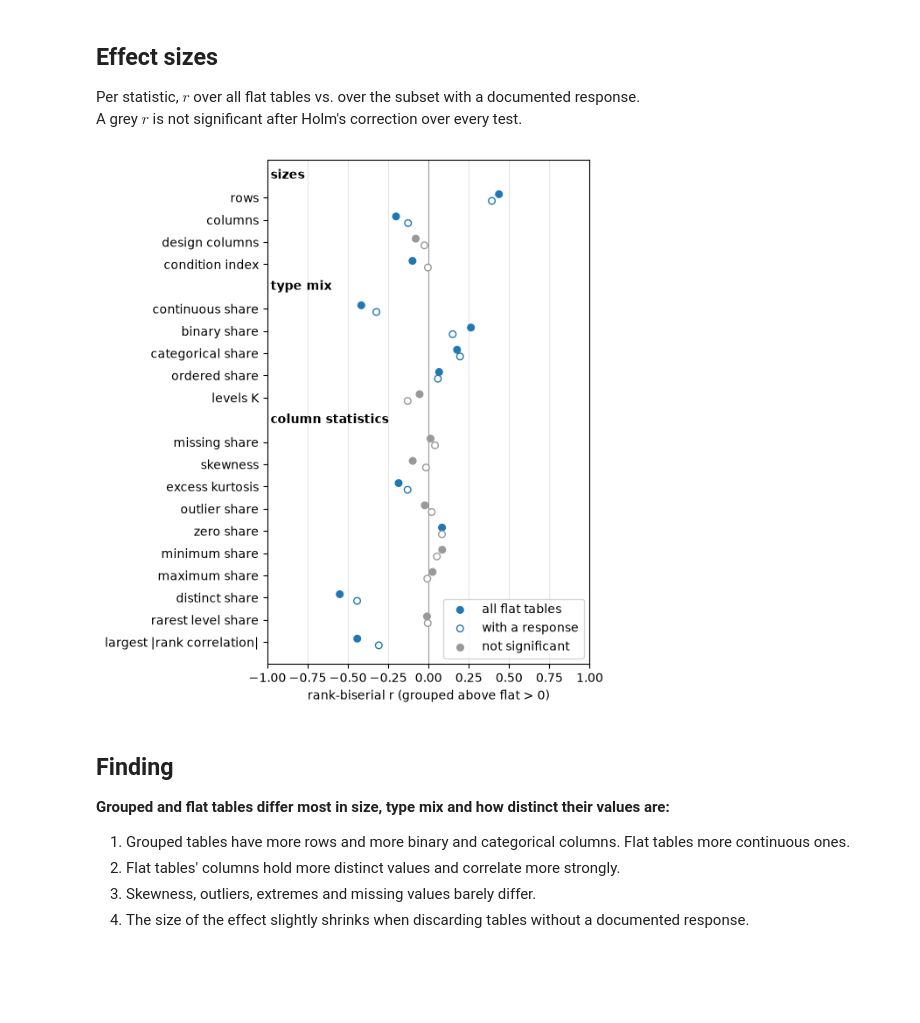
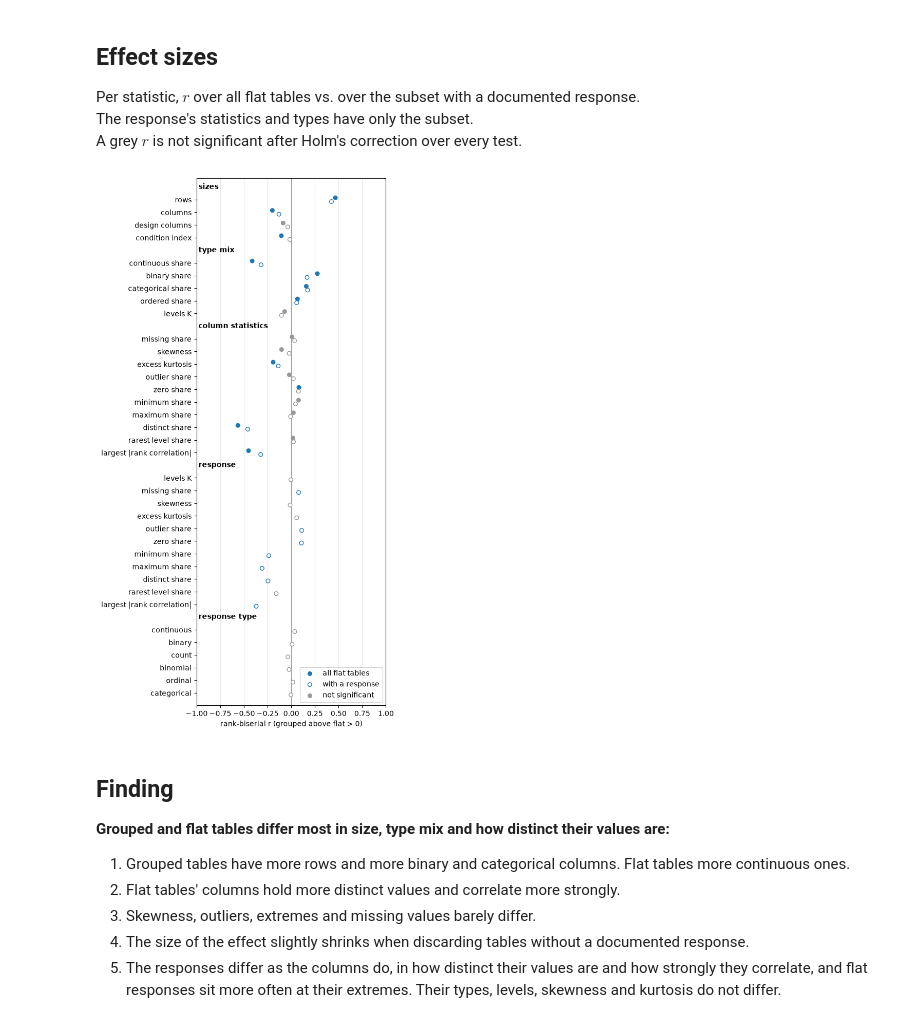
Before and after one commit to adkipnis/mixedbench, a Jupyter notebook: experiments/flat/flat.ipynb, the cells around one changed output. Drawn from its saved outputs; the diff is of its cells as text; code cells hidden in the pictures; blank space fills up the shorter version.

Commit message:
flat.ipynb shows the response's tests and finding, its outputs from the rerun (#143)

```diff
--- a/experiments/flat/flat.ipynb
+++ b/experiments/flat/flat.ipynb
@@ -41,6 +42,23 @@ NAMES = {
     'unique_share': 'distinct share',
     'rare_level_share': 'rarest level share',
     'max_abs_rho': 'largest |rank correlation|',
+    'response_K': 'levels K',
+    'response_missing_share': 'missing share',
+    'response_skewness': 'skewness',
+    'response_excess_kurtosis': 'excess kurtosis',
+    'response_outlier_share': 'outlier share',
+    'response_zero_share': 'zero share',
+    'response_min_share': 'minimum share',
+    'response_max_share': 'maximum share',
+    'response_unique_share': 'distinct share',
+    'response_rare_level_share': 'rarest level share',
+    'response_max_abs_rho': 'largest |rank correlation|',
+    'response_continuous_share': 'continuous',
+    'response_binary_share': 'binary',
+    'response_count_share': 'count',
+    'response_binomial_share': 'binomial',
+    'response_ordinal_share': 'ordinal',
+    'response_categorical_share': 'categorical',
 }
 COLUMNS = {
     'n_registry': 'grouped tables',
@@ -61,12 +79,17 @@ def adjustHolm(p: pd.Series) -> pd.Series:
     return pd.Series(adjusted, index=ranked.index).reindex(p.index)
 
 
+def tabulateTests(tests: pd.DataFrame) -> pd.DataFrame:
+    table = tests.set_index('statistic')[list(COLUMNS)]
+    for column in ('p', 'p_holm'):
+        table[column] = table[column].map('{:.2g}'.format)
+    return table.rename(index=NAMES, columns=COLUMNS)
+
+
 tests = pd.read_csv('tests.csv')
-tests['p_holm'] = adjustHolm(tests['p'])  # over every test of both flat sets
-table = tests[tests['flat'] == 'all'].set_index('statistic')[list(COLUMNS)]
-for column in ('p', 'p_holm'):
-    table[column] = table[column].map('{:.2g}'.format)
-table.rename(index=NAMES, columns=COLUMNS)
+tests['p_holm'] = adjustHolm(tests['p'])  # over every test of both flat sets and the response
+responded = tests['statistic'].str.startswith('response_')
+tabulateTests(tests[tests['flat'] == 'all'])
 # %% [output]
 |  | grouped tables | flat tables | grouped median | flat median | r | p | p (Holm) |
 | statistic |  |  |  |  |  |  |  |
@@ -90,10 +138,11 @@ table.rename(index=NAMES, columns=COLUMNS)
 ## Effect sizes
 
 Per statistic, $r$ over all flat tables vs. over the subset with a documented response.<br>
+The response's statistics and types have only the subset.<br>
 A grey $r$ is not significant after Holm's correction over every test.
 # %%
 ALPHA = 0.05  # a Holm-adjusted p at or above it is grey
-BLOCKS = {'sizes': 4, 'type mix': 5, 'column statistics': 10}  # consecutive statistics of tests.csv
+BLOCKS = {'sizes': 4, 'type mix': 5, 'column statistics': 10, 'response': 11, 'response type': 6}  # consecutive statistics of tests.csv
 SIDES = {  # label, vertical offset, filled marker
     'all': ('all flat tables', -0.15, True),
     'response': ('with a response', 0.15, False),
@@ -105,35 +154,35 @@ p = tests.pivot(index='statistic', columns='flat', values='p_holm').loc[statisti
 y = []  # a row per statistic, a heading row above each block
 headings = {}
 row = 0
 for name, count in BLOCKS.items():
     headings[name] = row
     y.extend(range(row + 1, row + 1 + count))
     row += count + 1
 y = np.array(y)
 
-fig, ax = plt.subplots(figsize=(6, 6.5))
+fig, ax = plt.subplots(figsize=(6, 11))
 ax.axvline(0, color='0.6', linewidth=0.8)
 for side, (label, offset, filled) in SIDES.items():
     color = np.where(p[side] < ALPHA, 'C0', '0.6')
     face = color if filled else 'white'
     ax.scatter(r[side], y + offset, s=30, edgecolors=color, facecolors=face, label=label, zorder=3)
 ax.scatter([], [], s=30, color='0.6', label='not significant')
 for name, row in headings.items():
     ax.text(-0.98, row, name, va='center', fontweight='bold')
 ax.set(
     xlim=(-1, 1),
     ylim=(y[-1] + 1, -0.7),
     yticks=y,
     yticklabels=[NAMES[s] for s in statistics],
     xlabel='rank-biserial r (grouped above flat > 0)',
 )
 ax.grid(axis='x', color='0.9')
 ax.set_axisbelow(True)
 ax.legend(loc='lower right')
 fig.tight_layout()
 fig.savefig('effects.pdf')
 # %% [output]
-[figure, old version]
+[figure, new version]
 # %% [markdown]
 ## Finding
 
@@ -142,3 +191,4 @@ fig.savefig('effects.pdf')
 2. Flat tables' columns hold more distinct values and correlate more strongly.
 3. Skewness, outliers, extremes and missing values barely differ.
 4. The size of the effect slightly shrinks when discarding tables without a documented response.
+5. The responses differ as the columns do, in how distinct their values are and how strongly they correlate, and flat responses sit more often at their extremes. Their types, levels, skewness and kurtosis do not differ.
```
Also changed, not shown: parts of 4 cells of this notebook, 1 other file.
